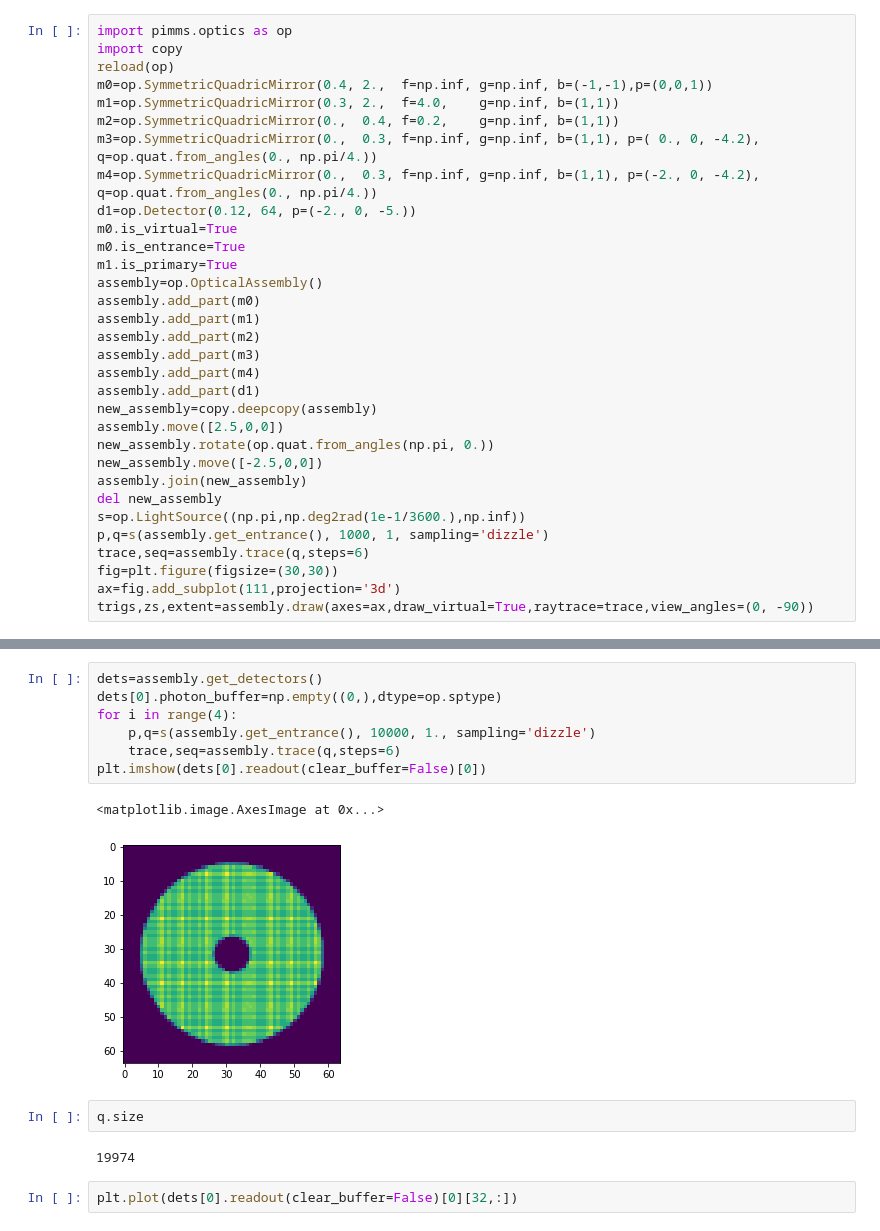
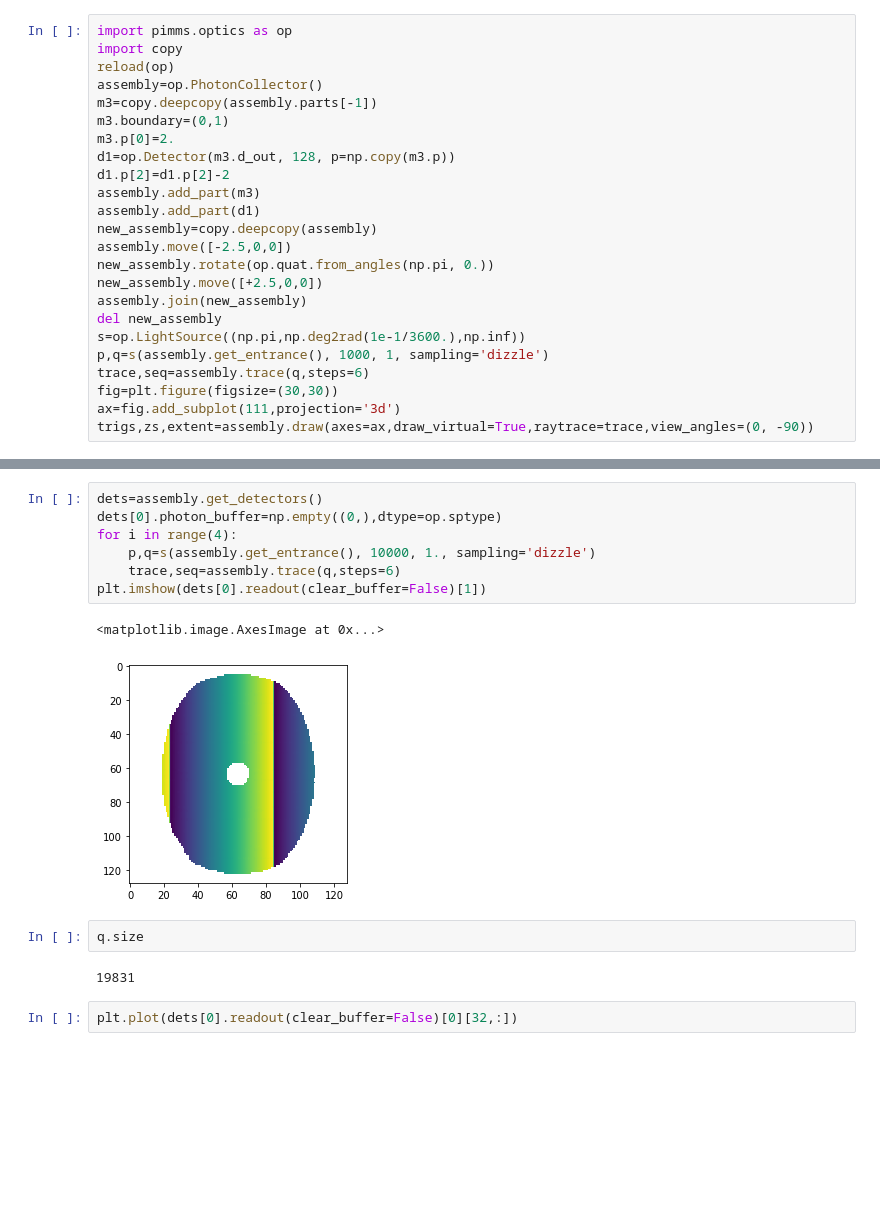
Before and after one commit to pigsboss/pimms, a Jupyter notebook: notes/raytracing.ipynb, the cells around one changed output, grey strips where cells are left out. Saved outputs shown, nothing was run; the diff lists cells and outputs as text; blank space fills up the shorter version.

```diff
--- a/notes/raytracing.ipynb
+++ b/notes/raytracing.ipynb
@@ -2,26 +2,18 @@
 import pimms.optics as op
 import copy
 reload(op)
-m0=op.SymmetricQuadricMirror(0.4, 2.,  f=np.inf, g=np.inf, b=(-1,-1),p=(0,0,1))
-m1=op.SymmetricQuadricMirror(0.3, 2.,  f=4.0,    g=np.inf, b=(1,1))
-m2=op.SymmetricQuadricMirror(0.,  0.4, f=0.2,    g=np.inf, b=(1,1))
-m3=op.SymmetricQuadricMirror(0.,  0.3, f=np.inf, g=np.inf, b=(1,1), p=( 0., 0, -4.2), q=op.quat.from_angles(0., np.pi/4.))
-m4=op.SymmetricQuadricMirror(0.,  0.3, f=np.inf, g=np.inf, b=(1,1), p=(-2., 0, -4.2), q=op.quat.from_angles(0., np.pi/4.))
-d1=op.Detector(0.12, 64, p=(-2., 0, -5.))
-m0.is_virtual=True
-m0.is_entrance=True
-m1.is_primary=True
-assembly=op.OpticalAssembly()
-assembly.add_part(m0)
-assembly.add_part(m1)
-assembly.add_part(m2)
+assembly=op.PhotonCollector()
+m3=copy.deepcopy(assembly.parts[-1])
+m3.boundary=(0,1)
+m3.p[0]=2.
+d1=op.Detector(m3.d_out, 128, p=np.copy(m3.p))
+d1.p[2]=d1.p[2]-2
 assembly.add_part(m3)
-assembly.add_part(m4)
 assembly.add_part(d1)
 new_assembly=copy.deepcopy(assembly)
-assembly.move([2.5,0,0])
+assembly.move([-2.5,0,0])
 new_assembly.rotate(op.quat.from_angles(np.pi, 0.))
-new_assembly.move([-2.5,0,0])
+new_assembly.move([+2.5,0,0])
 assembly.join(new_assembly)
 del new_assembly
 s=op.LightSource((np.pi,np.deg2rad(1e-1/3600.),np.inf))
@@ -35,17 +27,17 @@ trigs,zs,extent=assembly.draw(axes=ax,draw_virtual=True,raytrace=trace,view_angl
 # %%
 dets=assembly.get_detectors()
 dets[0].photon_buffer=np.empty((0,),dtype=op.sptype)
 for i in range(4):
     p,q=s(assembly.get_entrance(), 10000, 1., sampling='dizzle')
     trace,seq=assembly.trace(q,steps=6)
-plt.imshow(dets[0].readout(clear_buffer=False)[0])
+plt.imshow(dets[0].readout(clear_buffer=False)[1])
 # %% [output]
 <matplotlib.image.AxesImage at 0x...>
-[figure, old version]
+[figure, new version]
 # %%
 q.size
 # %% [output]
-19974
+19831
 # %%
 plt.plot(dets[0].readout(clear_buffer=False)[0][32,:])
 # %% [output]
```
Also changed, not shown: parts of 4 cells of this notebook, 1 other file.
